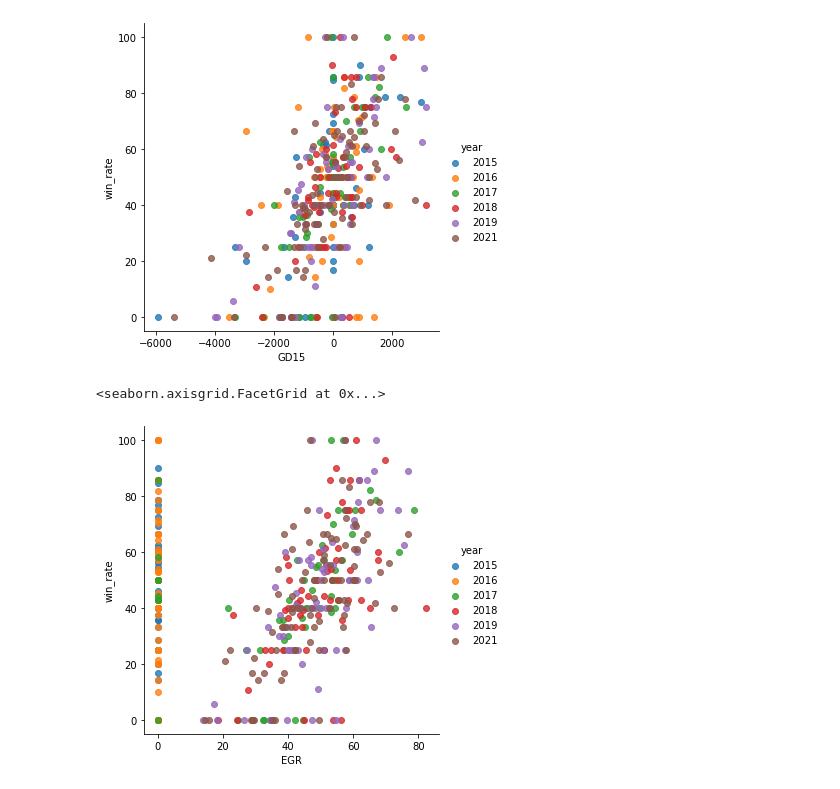
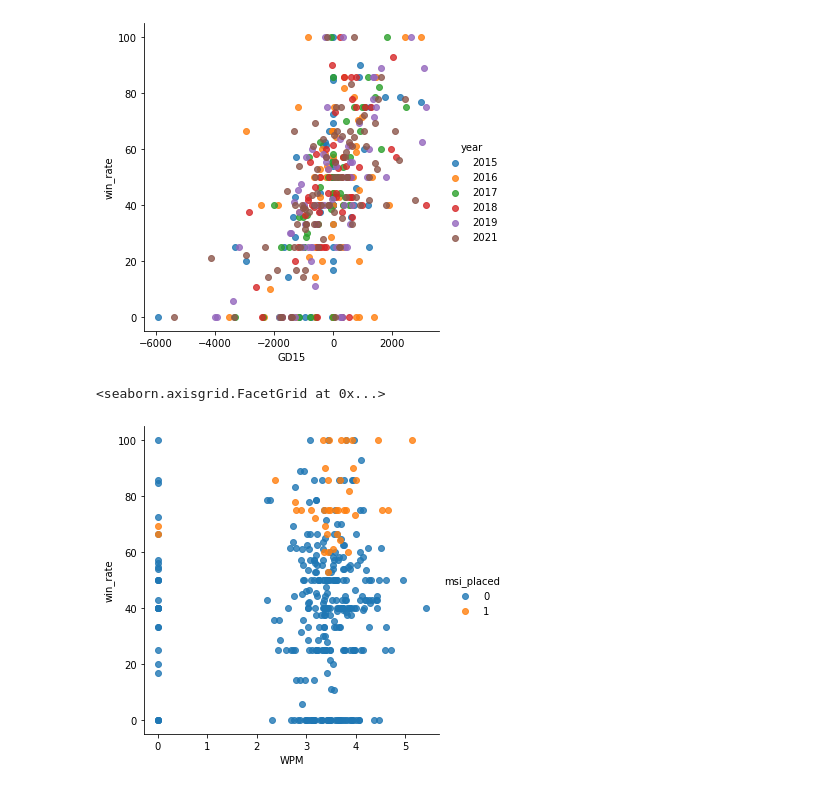
Before and after one commit to logperks/lol-msi-prediction-2022, a Jupyter notebook: Data Analysis.ipynb, the cells around one changed output. Saved outputs shown, nothing was run; the diff lists cells and outputs as text; code cells hidden in the pictures.

```diff
--- a/Data Analysis.ipynb
+++ b/Data Analysis.ipynb
@@ -7,8 +7,8 @@ import matplotlib.pyplot as plt
 from matplotlib.pyplot import cm
 # %%
 # Read data
-data = pd.read_csv("./All Data.csv")
-data.describe()
+df = pd.read_csv("./All Data.csv")
+df.describe()
 # %% [output]
 |  | GP | W | L | AGT | K | D | KD | CKPM | GPR | GSPD | ... | ... |
 | count | 399.000000 | 399.000000 | 399.000000 | 399.000000 | 399.000000 | 399.000000 | 399.000000 | 399.000000 | 399.000000 | 399.000000 | ... | ... |
@@ -22,0 +23,7 @@ data.describe()
+# %%
+# Separate playoffs games and MSI games
+playMask = df['msi_placed'] >= 0
+msiMask = df['msi_placed'] == -1
+playoffs = df[playMask]
+msi = df[msiMask]
+playoffs
@@ -26,7 +47,7 @@ sns.lmplot(data = data, x = 'GD15', y = 'win_rate', hue = 'year', fit_reg = Fals
 <seaborn.axisgrid.FacetGrid at 0x...>
 [figure]
 # %%
-sns.lmplot(data = data, x = 'EGR', y = 'win_rate', hue = 'year', fit_reg = False)
+sns.lmplot(data = playoffs, x = 'WPM', y = 'win_rate', hue = 'msi_placed', fit_reg = False)
 # %% [output]
 <seaborn.axisgrid.FacetGrid at 0x...>
-[figure, old version]
+[figure, new version]
```
Also changed, not shown: parts of 2 cells of this notebook, 2 other files.
